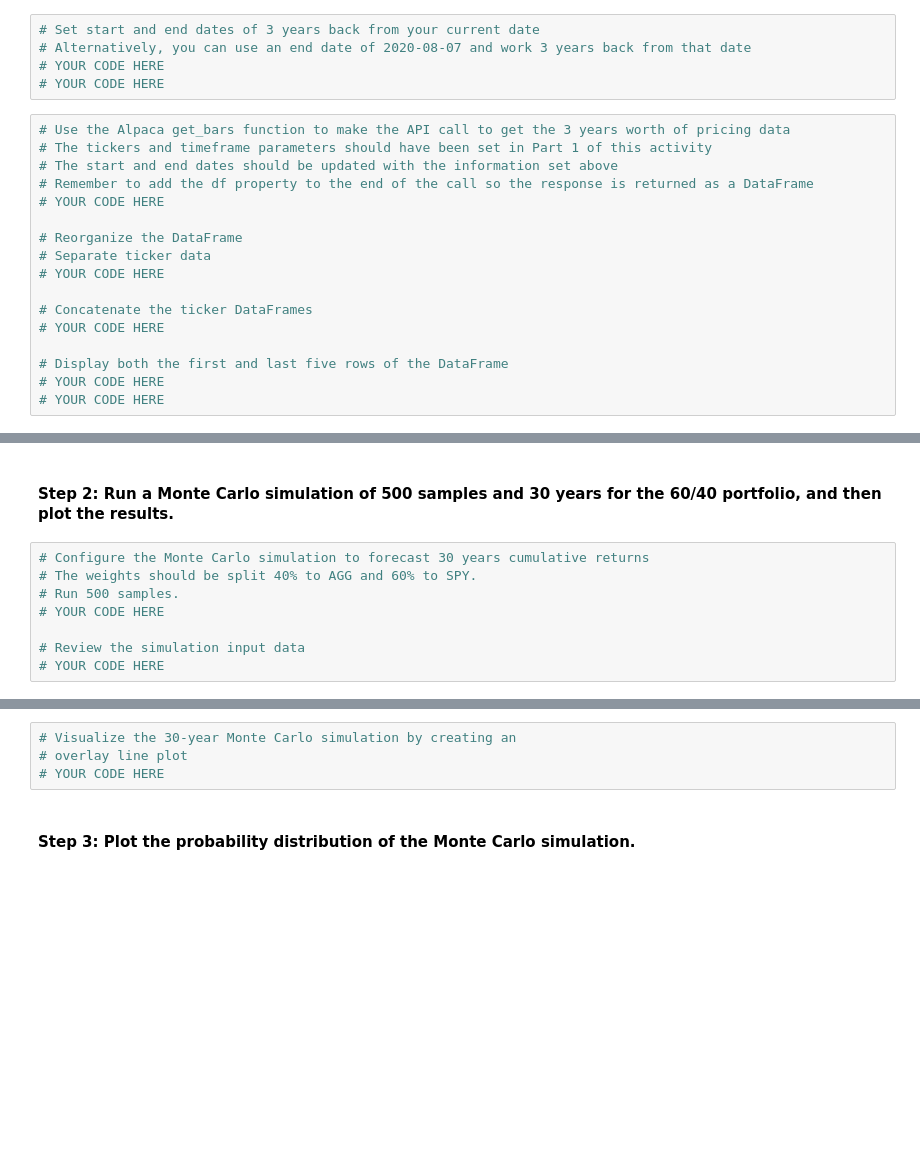
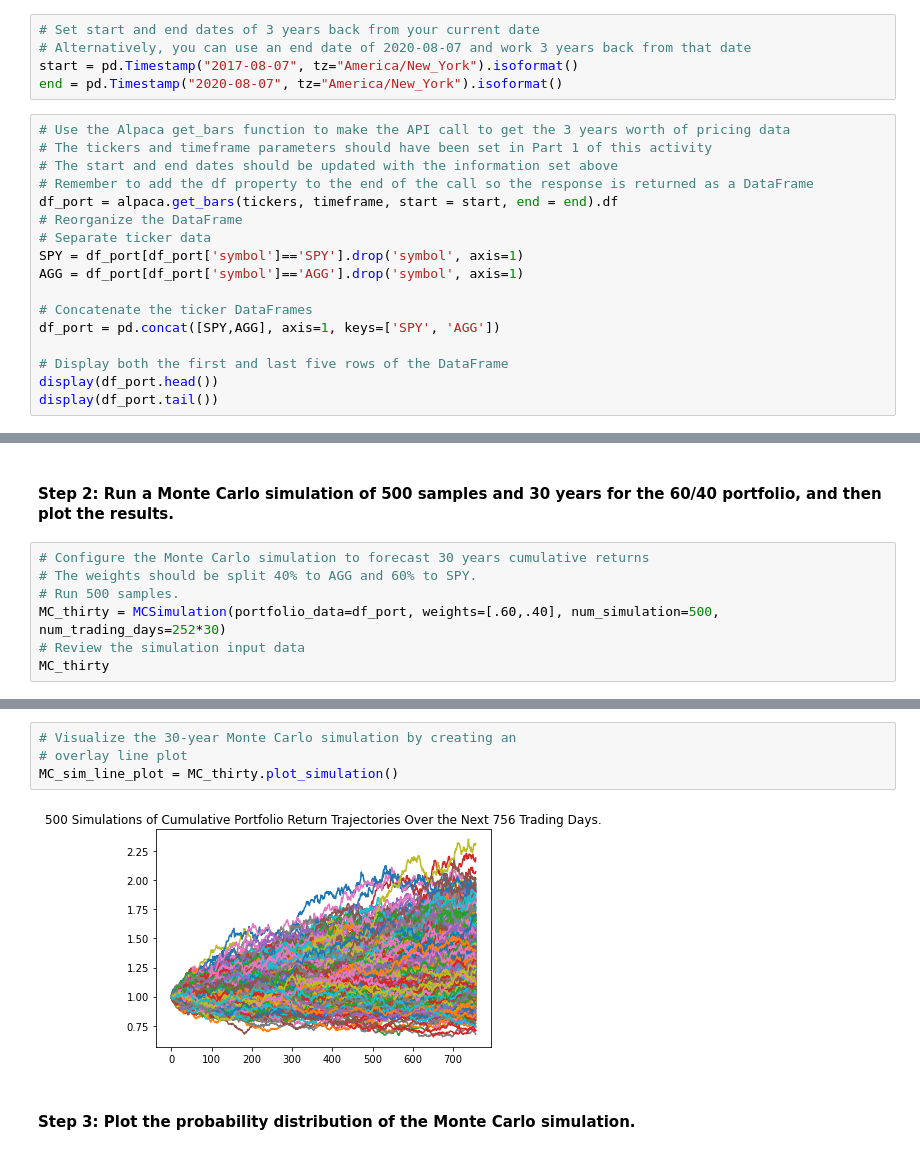
Before and after one commit to agnesmaria1/Financial-Planning, a Jupyter notebook: Financial Planning/financial_planning_tools.ipynb, the cells around one changed output, grey strips where cells are left out. Saved outputs shown, nothing was run; the diff lists cells and outputs as text; blank space fills up the shorter version.

Commit message:
Draft forecast codes using Monte Carlo simulation

```diff
--- a/Financial Planning/financial_planning_tools.ipynb
+++ b/Financial Planning/financial_planning_tools.ipynb
@@ -409,22 +409,22 @@ In this section, you’ll use the MCForecastTools library to create a Monte Carl
 # %%
 # Set start and end dates of 3 years back from your current date
 # Alternatively, you can use an end date of 2020-08-07 and work 3 years back from that date
-# YOUR CODE HERE
-# YOUR CODE HERE
+start = pd.Timestamp("2017-08-07", tz="America/New_York").isoformat()
+end = pd.Timestamp("2020-08-07", tz="America/New_York").isoformat()
 # %%
 # Use the Alpaca get_bars function to make the API call to get the 3 years worth of pricing data
 # The tickers and timeframe parameters should have been set in Part 1 of this activity
 # The start and end dates should be updated with the information set above
 # Remember to add the df property to the end of the call so the response is returned as a DataFrame
-# YOUR CODE HERE
-
+df_port = alpaca.get_bars(tickers, timeframe, start = start, end = end).df
 # Reorganize the DataFrame
 # Separate ticker data
-# YOUR CODE HERE
+SPY = df_port[df_port['symbol']=='SPY'].drop('symbol', axis=1)
+AGG = df_port[df_port['symbol']=='AGG'].drop('symbol', axis=1)
 
 # Concatenate the ticker DataFrames
-# YOUR CODE HERE
+df_port = pd.concat([SPY,AGG], axis=1, keys=['SPY', 'AGG'])
 
 # Display both the first and last five rows of the DataFrame
-# YOUR CODE HERE
-# YOUR CODE HERE
+display(df_port.head())
+display(df_port.tail())
@@ -434,7 +451,6 @@ In this section, you’ll use the MCForecastTools library to create a Monte Carl
 # Configure the Monte Carlo simulation to forecast 30 years cumulative returns
 # The weights should be split 40% to AGG and 60% to SPY.
 # Run 500 samples.
-# YOUR CODE HERE
-
+MC_thirty = MCSimulation(portfolio_data=df_port, weights=[.60,.40], num_simulation=500, num_trading_days=252*30)
 # Review the simulation input data
-# YOUR CODE HERE
+MC_thirty
@@ -444,7 +505,9 @@ In this section, you’ll use the MCForecastTools library to create a Monte Carl
 # %%
 # Visualize the 30-year Monte Carlo simulation by creating an
 # overlay line plot
-# YOUR CODE HERE
+MC_sim_line_plot = MC_thirty.plot_simulation()
+# %% [output]
+[figure, added]
 # %% [markdown]
 #### Step 3: Plot the probability distribution of the Monte Carlo simulation.
 # %%
```
Also changed, not shown: parts of 22 cells of this notebook.
